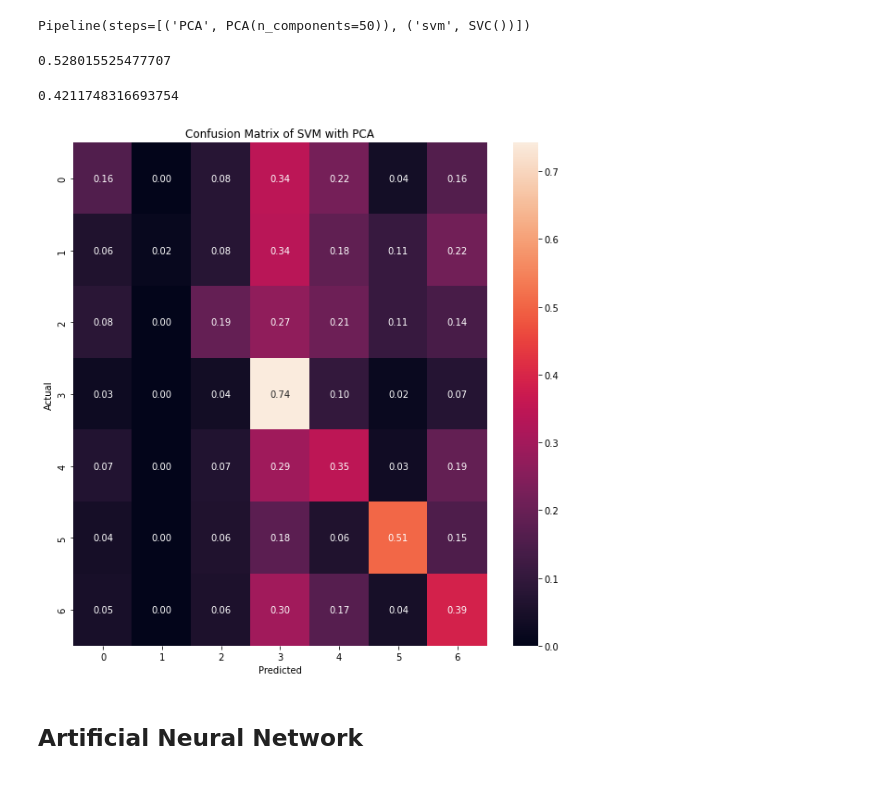
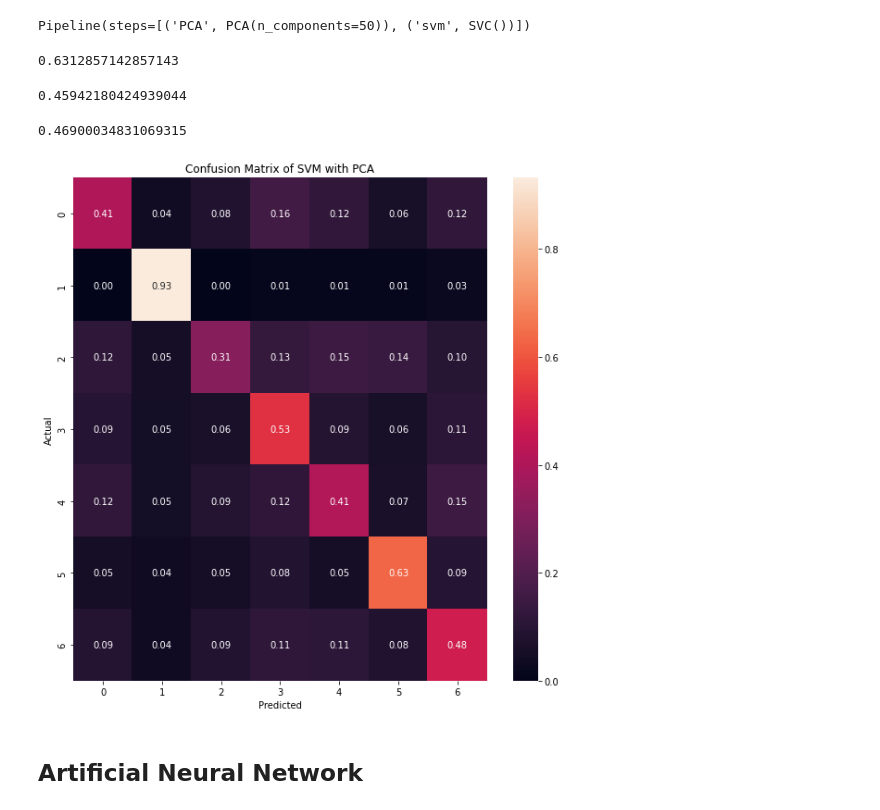
Before and after one commit to alanwmy00/FacialEmotionRecog, a Jupyter notebook: FacialEmotionRecognition.ipynb, the cells around one changed output. Cells and saved outputs as stored; diff of their text form; code cells hidden in the pictures.

```diff
--- a/FacialEmotionRecognition.ipynb
+++ b/FacialEmotionRecognition.ipynb
@@ -152,0 +180,3 @@ plt.show(block=False)
+# %%
+lr = LogisticRegression(penalty='l2', tol=0.1, solver='saga')
+lr.fit(train_x, train_y)
@@ -155,7 +210,7 @@ plt.show(block=False)
 # %%
 pl = Pipeline([
     ("kmeans", KMeans(n_clusters=35)),
-    ("logisreg", LogisticRegression(max_iter=10000))
+    ("logisreg", LogisticRegression(penalty='none', tol=0.1, solver='saga'))
 ])
 # %%
 pl.fit(train_x, train_y)
@@ -191,12 +251,12 @@ plt.ylabel('cumulative explained variance');
 # %% [output]
 [figure]
 # %%
-pl = Pipeline([
+pl1 = Pipeline([
     ("PCA", PCA(n_components=100)),
     ("knn", KNeighborsClassifier())
 ])
 params = {"knn__n_neighbors": [1, 3, 5, 7, 12, 15, 20]}
-grids = GridSearchCV(pl, params, cv=5)
+grids = GridSearchCV(pl1, params, cv=5)
 grids.fit(train_x, train_y)
 # %% [output]
 GridSearchCV(cv=5,
@@ -255,32 +323,36 @@ plt.show(block=False)
 # %% [markdown]
 ## Support Vector Machine with PCA
 # %%
-pl = Pipeline([
+pl2 = Pipeline([
                ("PCA", PCA(n_components=50)),
                ("svm", SVC())
 ])
-pl.fit(train_x, train_y)
+pl2.fit(train_x, train_y)
 # %% [output]
 Pipeline(steps=[('PCA', PCA(n_components=50)), ('svm', SVC())])
 # %%
-pl.score(train_x, train_y)
+pl2.score(train_x, train_y)
 # %% [output]
-0.528015525477707
+0.6312857142857143
+# %%
+pl2.score(val_x, val_y)
+# %% [output]
+0.45942180424939044
 # %%
-pl.score(test_x, test_y)
+pl2.score(test_x, test_y)
 # %% [output]
-0.4211748316693754
+0.46900034831069315
 # %%
-cm = confusion_matrix(test_y, pl.predict(test_x))
+cm = confusion_matrix(test_y, pl2.predict(test_x))
 cmn = cm.astype('float') / cm.sum(axis=1)[:, np.newaxis]
 fig, ax = plt.subplots(figsize=(10,10))
 sns.heatmap(cmn, annot=True, fmt='.2f', xticklabels=nb.classes_, yticklabels=nb.classes_)
 plt.title('Confusion Matrix of SVM with PCA')
 plt.ylabel('Actual')
 plt.xlabel('Predicted')
 plt.show(block=False)
 # %% [output]
-[figure, old version]
+[figure, new version]
 # %% [markdown]
 ## Artificial Neural Network
 # %%
```
Also changed, not shown: parts of 45 cells of this notebook, 2 other files.
